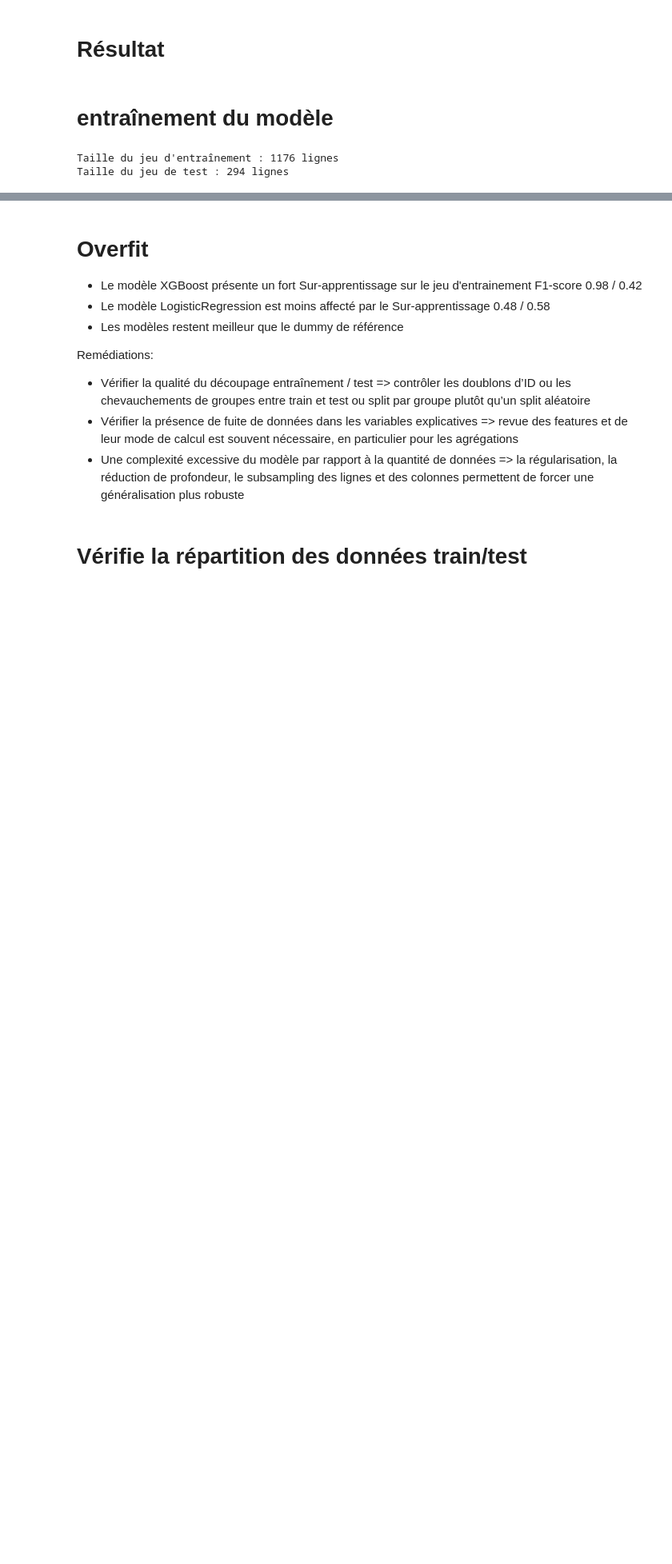
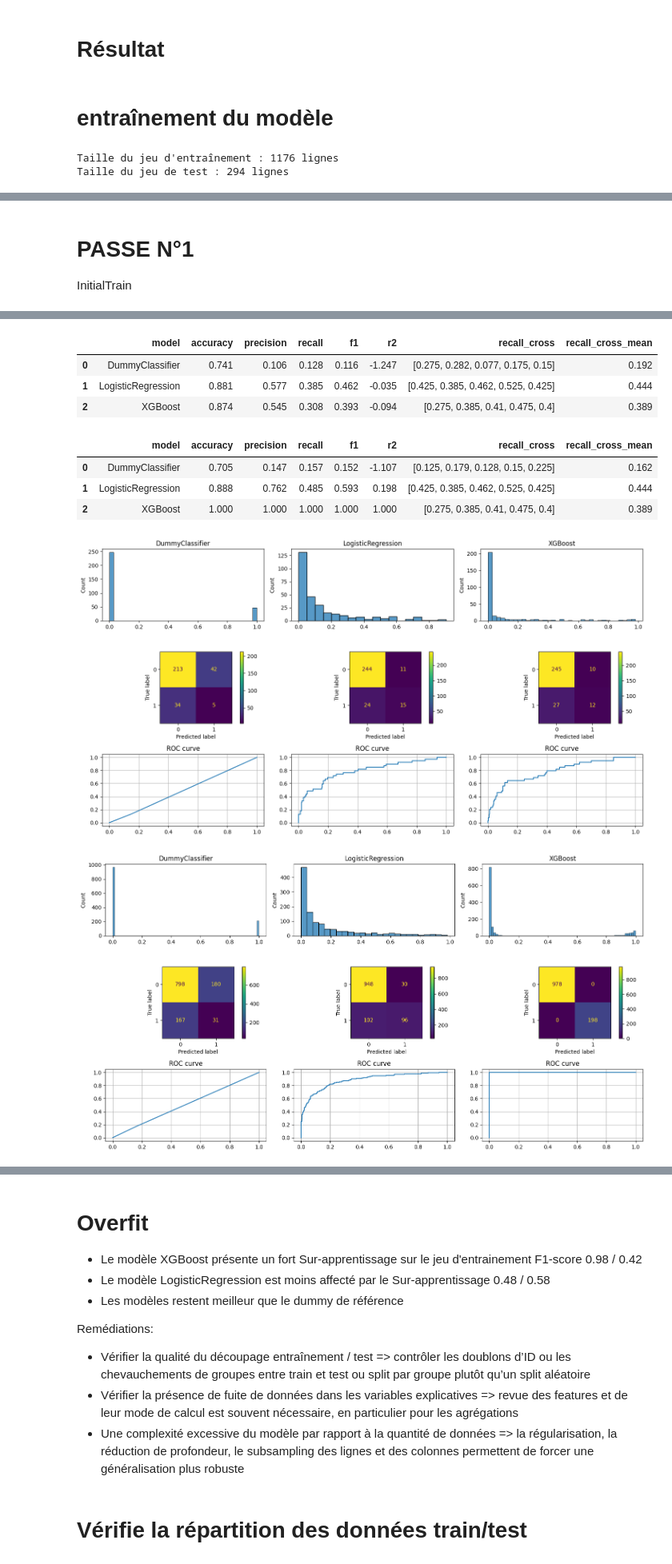
Before and after one commit to Ace4teaM/OCR-NovaTech, a Jupyter notebook: 3.modelisations.ipynb, the cells around one changed output, grey strips where cells are left out. Shown at 80% size. Cells and saved outputs as stored; diff of their text form; code cells hidden in the pictures; blank space fills up the shorter version.

```diff
--- a/3.modelisations.ipynb
+++ b/3.modelisations.ipynb
@@ -440,0 +473,14 @@ AUC
+# %%
+class InitialTrain(BaseTrain):
+    def fit(self, X, y):
+        return self
+
+    def predict(self, X):
+        return [1] * len(X)
+
+passInst = InitialTrain()
+passInst.train_and_evaluate()
+passInst.print()
+# %% [output]
+# PASSE N°**1**
+InitialTrain
@@ -440,0 +506,10 @@ AUC
+|  | model | accuracy | precision | recall | f1 | r2 | recall_cross | recall_cross_mean |
+| 0 | DummyClassifier | 0.741 | 0.106 | 0.128 | 0.116 | -1.247 | [0.275, 0.282, 0.077, 0.175, 0.15] | 0.192 |
+| 1 | LogisticRegression | 0.881 | 0.577 | 0.385 | 0.462 | -0.035 | [0.425, 0.385, 0.462, 0.525, 0.425] | 0.444 |
+| 2 | XGBoost | 0.874 | 0.545 | 0.308 | 0.393 | -0.094 | [0.275, 0.385, 0.41, 0.475, 0.4] | 0.389 |
+|  | model | accuracy | precision | recall | f1 | r2 | recall_cross | recall_cross_mean |
+| 0 | DummyClassifier | 0.705 | 0.147 | 0.157 | 0.152 | -1.107 | [0.125, 0.179, 0.128, 0.15, 0.225] | 0.162 |
+| 1 | LogisticRegression | 0.888 | 0.762 | 0.485 | 0.593 | 0.198 | [0.425, 0.385, 0.462, 0.525, 0.425] | 0.444 |
+| 2 | XGBoost | 1.000 | 1.000 | 1.000 | 1.000 | 1.000 | [0.275, 0.385, 0.41, 0.475, 0.4] | 0.389 |
+[figure, added]
+[figure, added]
```
Also changed, not shown: parts of 41 cells of this notebook.
